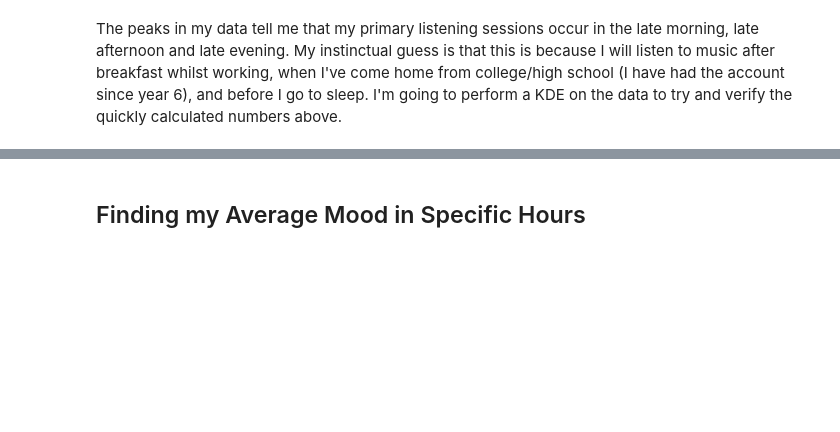
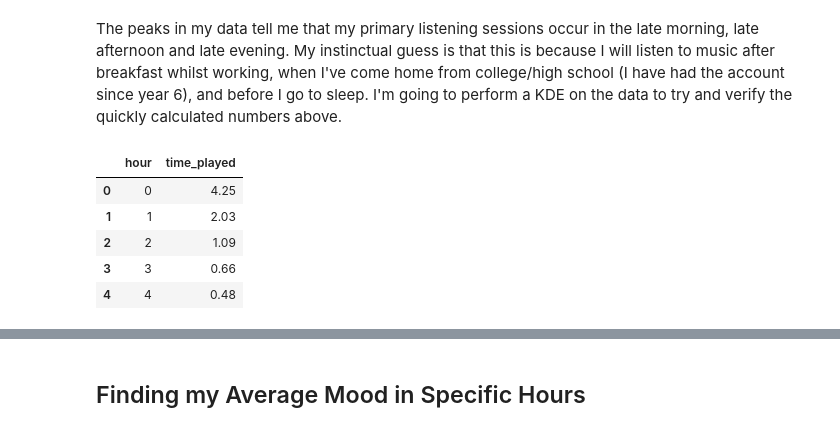
Before and after one commit to whatsername07/Data-Analysis-on-Spotify-Streaming-History, a Jupyter notebook: circadian.ipynb, the cells around one changed output, grey strips where cells are left out. Cells and saved outputs as stored; diff of their text form; code cells hidden in the pictures; blank space fills up the shorter version.

```diff
--- a/circadian.ipynb
+++ b/circadian.ipynb
@@ -101,3 +102,14 @@ signal.find_peaks(hourSplits, height=0.5, distance=1)
 (array([10, 16, 22]), {'peak_heights': array([4.92, 6.85, 7.05])})
 # %% [markdown]
 The peaks in my data tell me that my primary listening sessions occur in the late morning, late afternoon and late evening. My instinctual guess is that this is because I will listen to music after breakfast whilst working, when I've come home from college/high school (I have had the account since year 6), and before I go to sleep. I'm going to perform a KDE on the data to try and verify the quickly calculated numbers above.
+# %%
+hourly_df = pd.DataFrame({'hour': range(24), 'time_played': hourSplits})
+hours = hourly_df['hour']
+hourly_df.head()
+# %% [output]
+|  | hour | time_played |
+| 0 | 0 | 4.25 |
+| 1 | 1 | 2.03 |
+| 2 | 2 | 1.09 |
+| 3 | 3 | 0.66 |
+| 4 | 4 | 0.48 |
```
Also changed, not shown: parts of 6 cells of this notebook.
